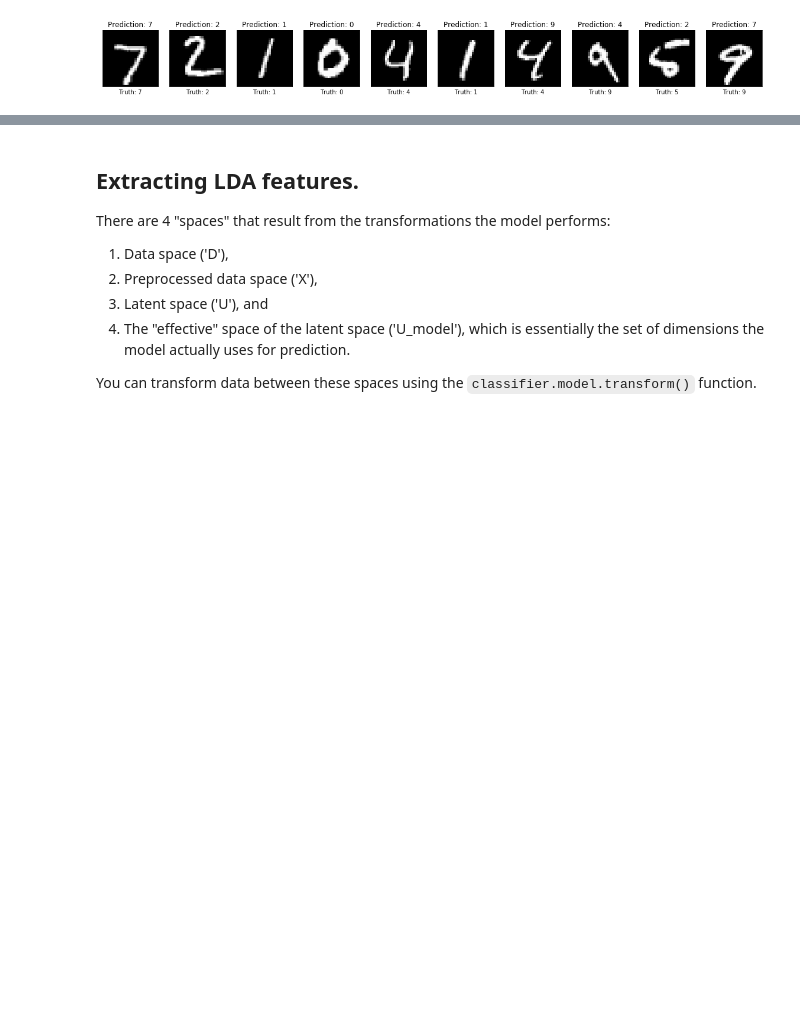
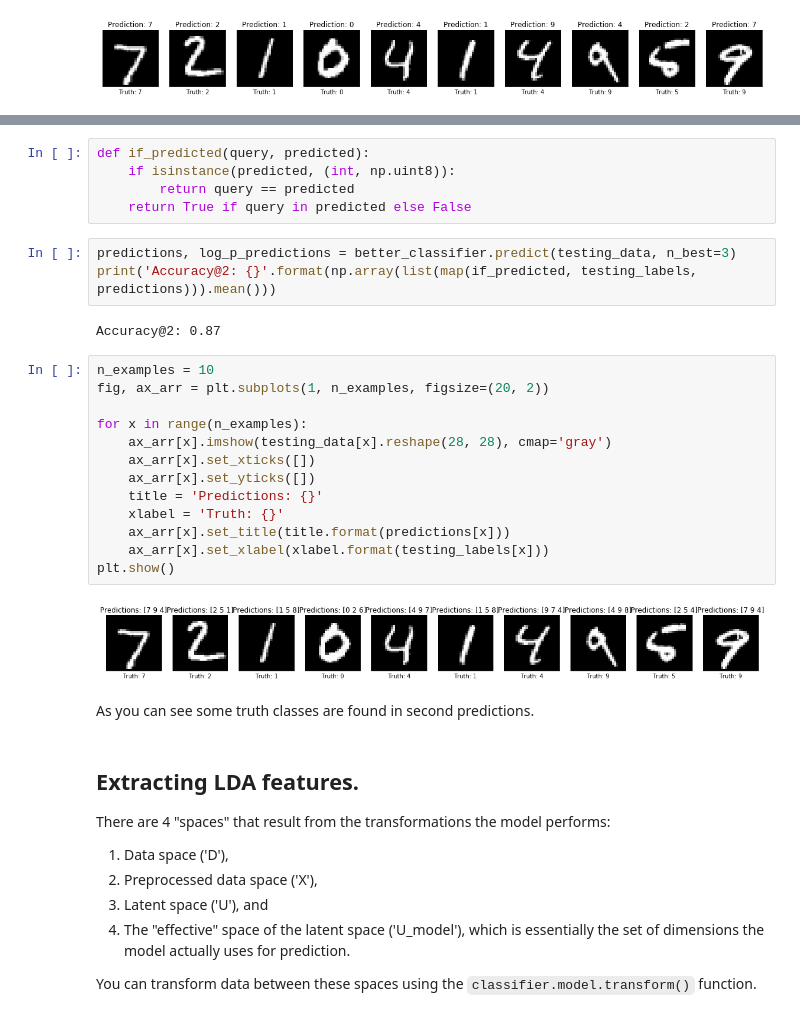
Before and after one commit to RaviSoji/plda, a Jupyter notebook: mnist_demo/mnist_demo.ipynb, the cells around one changed output, grey strips where cells are left out. Saved outputs shown, nothing was run; the diff lists cells and outputs as text; blank space fills up the shorter version.

```diff
--- a/mnist_demo/mnist_demo.ipynb
+++ b/mnist_demo/mnist_demo.ipynb
@@ -117,3 +120,30 @@ plt.show()
+# %%
+def if_predicted(query, predicted):
+    if isinstance(predicted, (int, np.uint8)):
+        return query == predicted
+    return True if query in predicted else False
+# %%
+predictions, log_p_predictions = better_classifier.predict(testing_data, n_best=3)
+print('Accuracy@2: {}'.format(np.array(list(map(if_predicted, testing_labels, predictions))).mean()))
+# %% [output]
+Accuracy@2: 0.87
+# %%
+n_examples = 10
+fig, ax_arr = plt.subplots(1, n_examples, figsize=(20, 2))
+
+for x in range(n_examples):
+    ax_arr[x].imshow(testing_data[x].reshape(28, 28), cmap='gray')
+    ax_arr[x].set_xticks([])
+    ax_arr[x].set_yticks([])
+    title = 'Predictions: {}'
+    xlabel = 'Truth: {}'
+    ax_arr[x].set_title(title.format(predictions[x]))
+    ax_arr[x].set_xlabel(xlabel.format(testing_labels[x]))
+plt.show()
+# %% [output]
+[figure, added]
+# %% [markdown]
+As you can see some truth classes are found in second predictions.
 # %% [markdown]
 ## Extracting LDA features.
 There are 4 "spaces" that result from the transformations the model performs:
```
Also changed, not shown: parts of 5 cells of this notebook.
